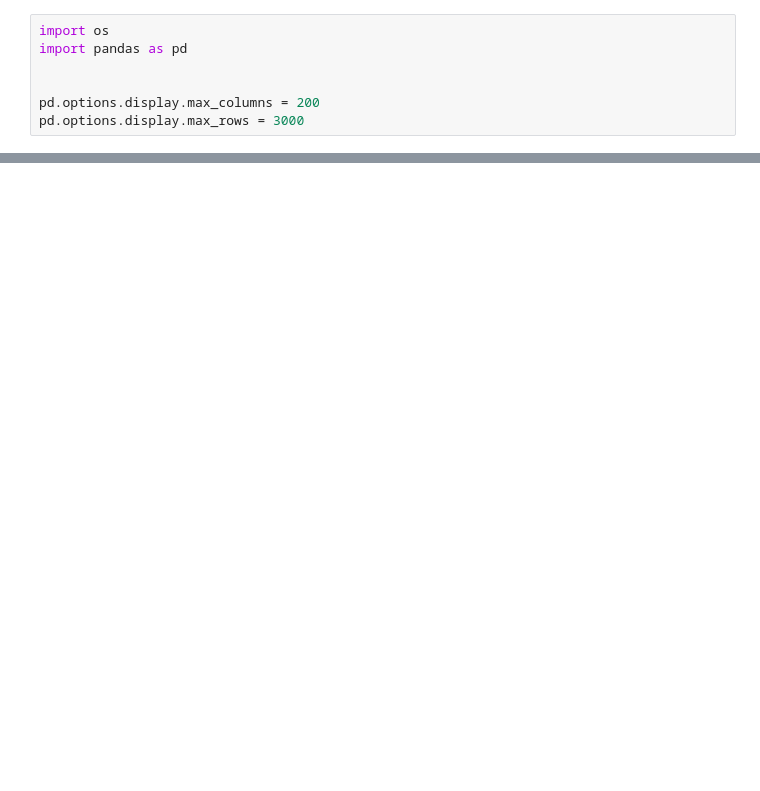
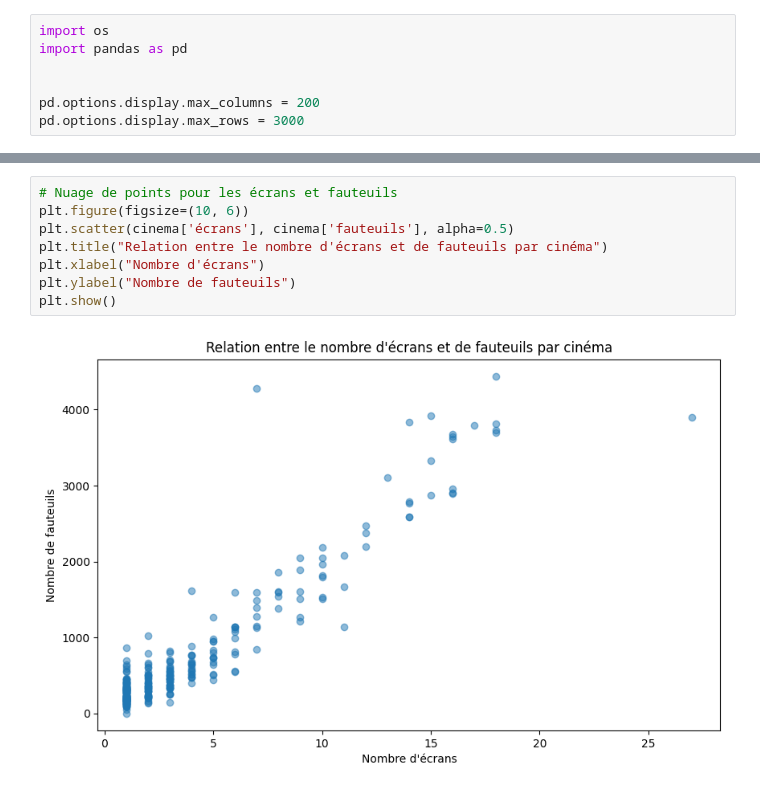
Before and after one commit to iblamesro/Cinema, a Jupyter notebook: devoir.ipynb, the cells around one changed output, grey strips where cells are left out. Cells and saved outputs as stored; diff of their text form; blank space fills up the shorter version.

```diff
--- a/devoir.ipynb
+++ b/devoir.ipynb
@@ -17,0 +93,10 @@ cinema.head()
+# %%
+# Nuage de points pour les écrans et fauteuils
+plt.figure(figsize=(10, 6))
+plt.scatter(cinema['écrans'], cinema['fauteuils'], alpha=0.5)
+plt.title("Relation entre le nombre d'écrans et de fauteuils par cinéma")
+plt.xlabel("Nombre d'écrans")
+plt.ylabel("Nombre de fauteuils")
+plt.show()
+# %% [output]
+[figure, added]
```
Also changed, not shown: parts of 8 cells of this notebook.
